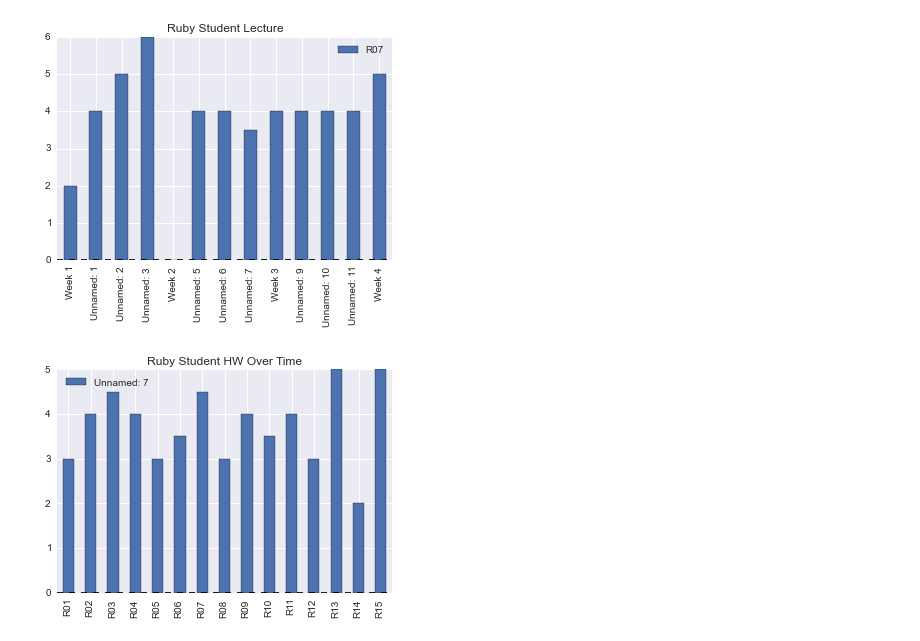
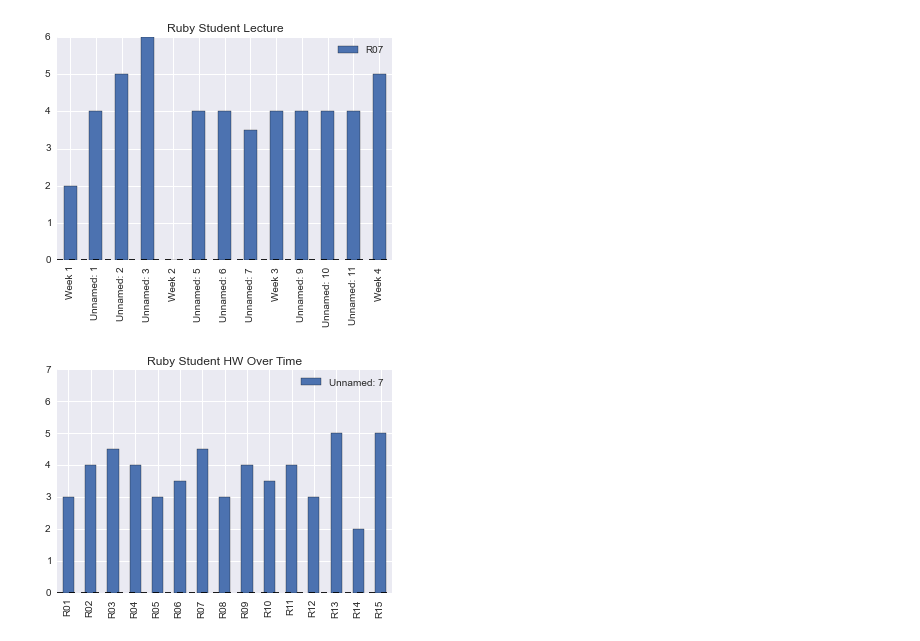
Before and after one commit to tiyd-python-2015-01/cohort-data, a Jupyter notebook: cohort_data.ipynb, the cells around one changed output. Drawn from its saved outputs; the diff is of its cells as text; code cells hidden in the pictures.

```diff
--- a/cohort_data.ipynb
+++ b/cohort_data.ipynb
@@ -251,10 +248,11 @@ plt.show()
 # %%
 ruby_student7_hw = ordered_ruby_hw
 ruby_student7_hw = ruby_student7_hw[7:8]
 ruby_student7_hw = ruby_student7_hw.transpose()
 ruby_student7_hw = ruby_student7_hw[1:16]
 ruby_student7_hw.plot(kind = 'bar')
 plt.title("Ruby Student HW Over Time")
+plt.ylim(0, 7)
 plt.show()
 # %% [output]
-[figure, old version]
+[figure, new version]
```
Also changed, not shown: parts of 3 cells of this notebook.
